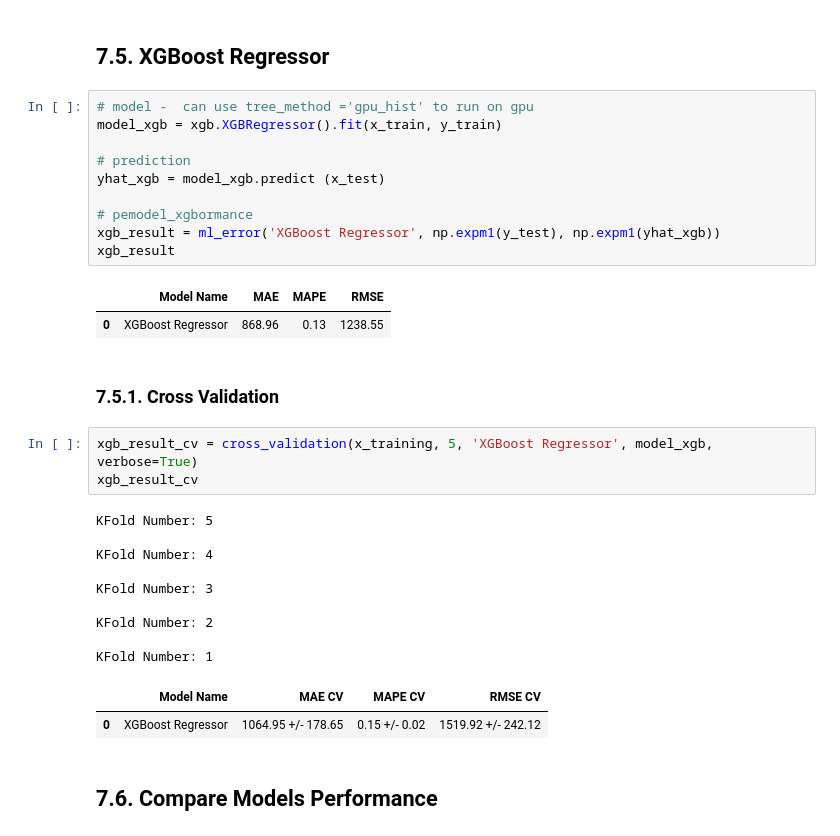
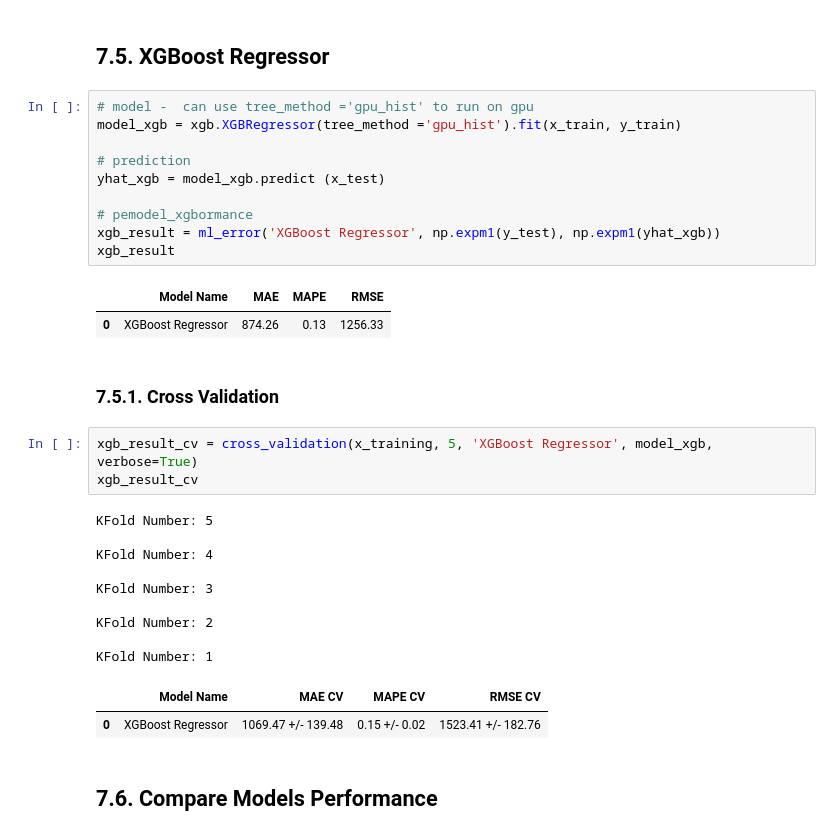
Before and after one commit to m4theus4ndr4de/regression-rossmann, a Jupyter notebook: store_sales_prediction.ipynb, the cells around one changed output. Saved outputs shown, nothing was run; the diff lists cells and outputs as text.

```diff
--- a/store_sales_prediction.ipynb
+++ b/store_sales_prediction.ipynb
@@ -1239,17 +1239,17 @@ KFold Number: 1
 ## 7.5. XGBoost Regressor
 # %%
 # model -  can use tree_method ='gpu_hist' to run on gpu
-model_xgb = xgb.XGBRegressor().fit(x_train, y_train)
+model_xgb = xgb.XGBRegressor(tree_method ='gpu_hist').fit(x_train, y_train)
 
 # prediction
 yhat_xgb = model_xgb.predict (x_test)
 
 # pemodel_xgbormance
 xgb_result = ml_error('XGBoost Regressor', np.expm1(y_test), np.expm1(yhat_xgb))
 xgb_result
 # %% [output]
 |  | Model Name | MAE | MAPE | RMSE |
-| 0 | XGBoost Regressor | 868.96 | 0.13 | 1238.55 |
+| 0 | XGBoost Regressor | 874.26 | 0.13 | 1256.33 |
 # %% [markdown]
 ### 7.5.1. Cross Validation
 # %%
@@ -1266,7 +1266,7 @@ KFold Number: 2
 
 KFold Number: 1
 |  | Model Name | MAE CV | MAPE CV | RMSE CV |
-| 0 | XGBoost Regressor | 1064.95 +/- 178.65 | 0.15 +/- 0.02 | 1519.92 +/- 242.12 |
+| 0 | XGBoost Regressor | 1069.47 +/- 139.48 | 0.15 +/- 0.02 | 1523.41 +/- 182.76 |
 # %% [markdown]
 ## 7.6. Compare Models Performance
 # %% [markdown]
```
Also changed, not shown: parts of 13 cells of this notebook.
